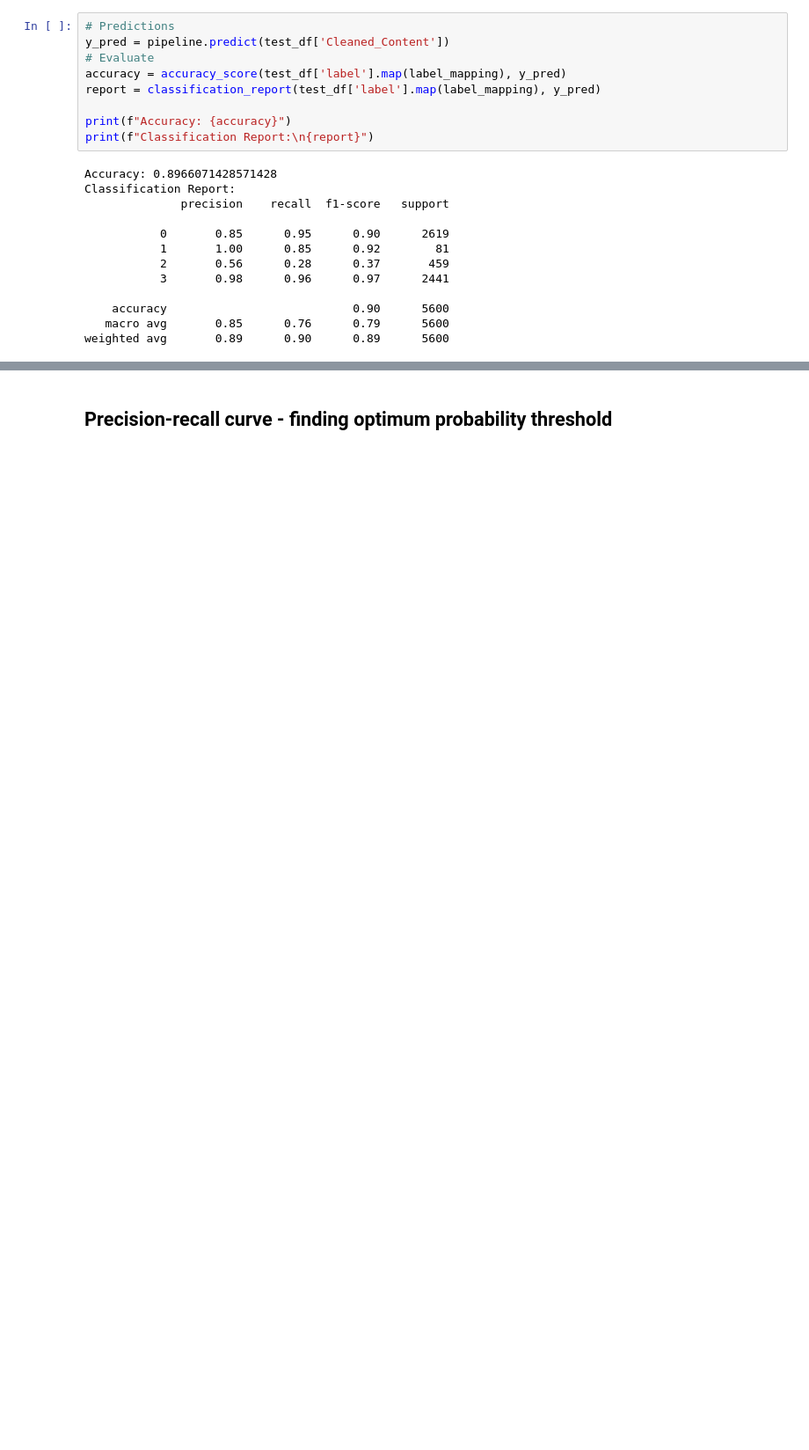
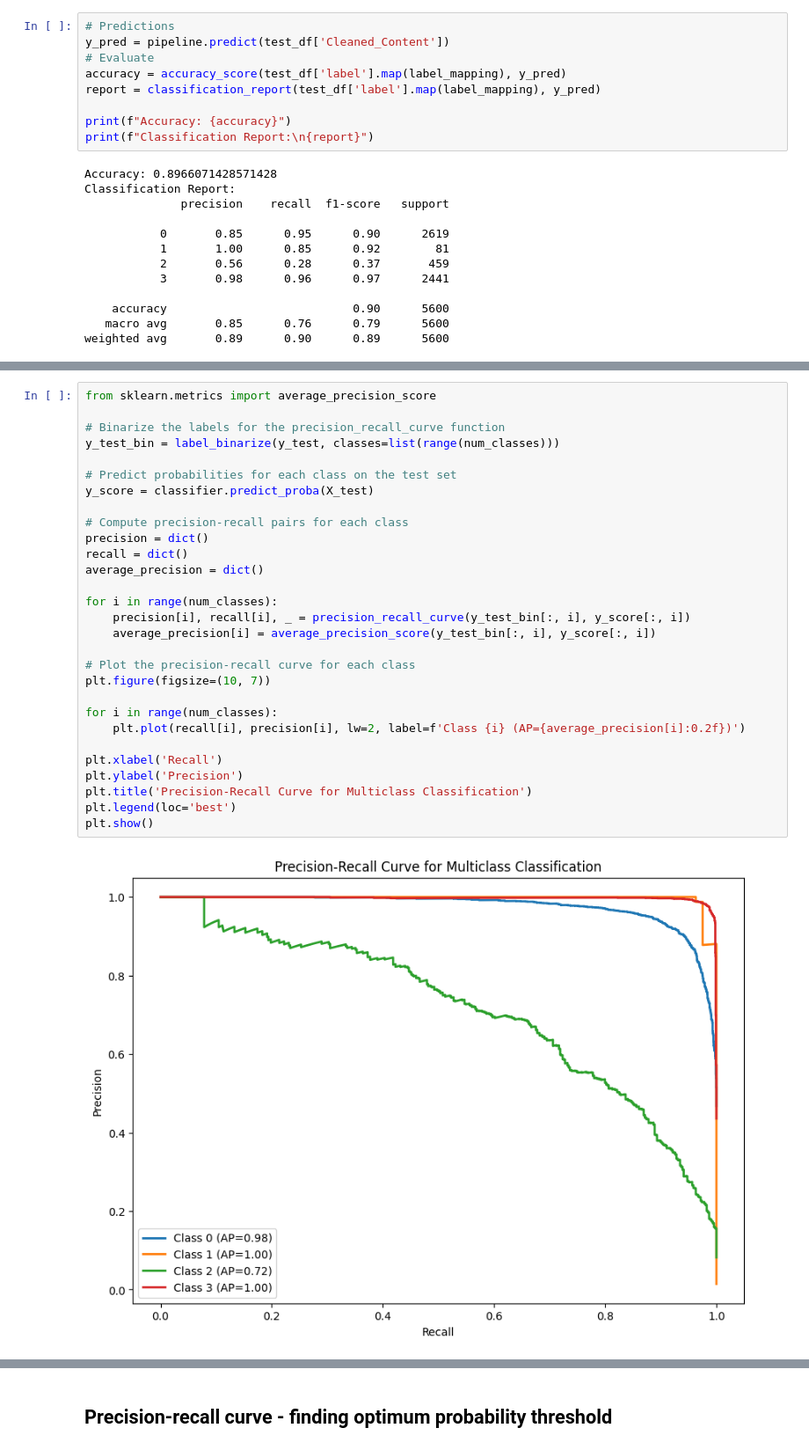
Before and after one commit to adelchi91/legal_docs_classifier, a Jupyter notebook: testing-CLEAN.ipynb, the cells around one changed output, grey strips where cells are left out. Shown at 88% size. Drawn from its saved outputs; the diff is of its cells as text; blank space fills up the shorter version.

```diff
--- a/testing-CLEAN.ipynb
+++ b/testing-CLEAN.ipynb
@@ -380,3 +625,34 @@ plt.show()
+# %%
+from sklearn.metrics import average_precision_score
+
+# Binarize the labels for the precision_recall_curve function
+y_test_bin = label_binarize(y_test, classes=list(range(num_classes)))
+
+# Predict probabilities for each class on the test set
+y_score = classifier.predict_proba(X_test)
+
+# Compute precision-recall pairs for each class
+precision = dict()
+recall = dict()
+average_precision = dict()
+
+for i in range(num_classes):
+    precision[i], recall[i], _ = precision_recall_curve(y_test_bin[:, i], y_score[:, i])
+    average_precision[i] = average_precision_score(y_test_bin[:, i], y_score[:, i])
+
+# Plot the precision-recall curve for each class
+plt.figure(figsize=(10, 7))
+
+for i in range(num_classes):
+    plt.plot(recall[i], precision[i], lw=2, label=f'Class {i} (AP={average_precision[i]:0.2f})')
+
+plt.xlabel('Recall')
+plt.ylabel('Precision')
+plt.title('Precision-Recall Curve for Multiclass Classification')
+plt.legend(loc='best')
+plt.show()
+# %% [output]
+[figure, added]
 # %%
 from sklearn.metrics import auc
 
```
Also changed, not shown: parts of 62 cells of this notebook.
